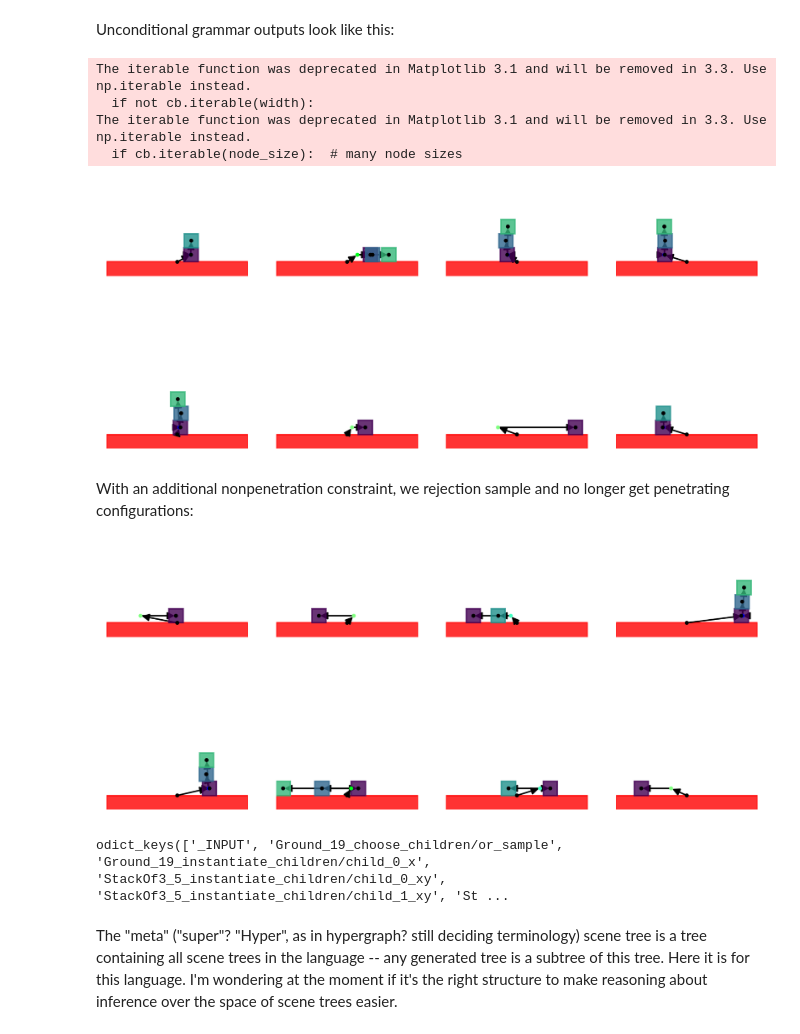
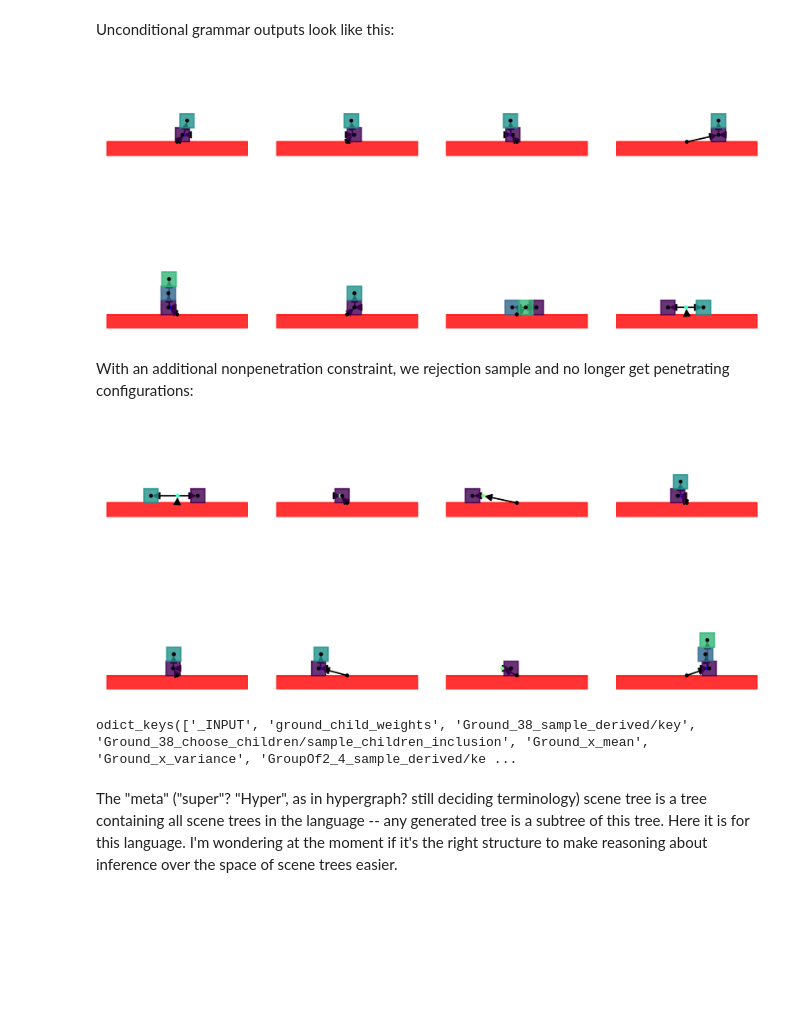
Before and after one commit to gizatt/spatial_scene_grammars, a Jupyter notebook: spatial_scene_grammars_examples/planar_box_stacks/train_meta_tree_grammar_encoder.ipynb, the cells around one changed output. Cells and saved outputs as stored; diff of their text form; code cells hidden in the pictures; blank space fills up the shorter version.

Commit message:
Trying to figure out how parameters pipe through.

```diff
--- a/spatial_scene_grammars_examples/planar_box_stacks/train_meta_tree_grammar_encoder.ipynb
+++ b/spatial_scene_grammars_examples/planar_box_stacks/train_meta_tree_grammar_encoder.ipynb
@@ -43,51 +46,47 @@ for i in range(N_width):
     for j in range(N_height):
         ax = plt.subplot(N_height, N_width, i*N_height + j + 1)
         tree = SceneTree.forward_sample_from_root_type(
-                Ground, {"xy": torch.tensor([0., 0.])})
+                Ground, {"xy": dist.Delta(torch.tensor([0., 0.]))})
         draw_boxes(tree, fig=fig, ax=ax, block=False)
 plt.show()
 # %% [output]
-The iterable function was deprecated in Matplotlib 3.1 and will be removed in 3.3. Use np.iterable instead.
-  if not cb.iterable(width):
-The iterable function was deprecated in Matplotlib 3.1 and will be removed in 3.3. Use np.iterable instead.
-  if cb.iterable(node_size):  # many node sizes
-[figure, old version]
+[figure, new version]
 # %% [markdown]
 With an additional nonpenetration constraint, we rejection sample and no longer get penetrating configurations:
 # %%
 plt.figure(dpi=300).set_size_inches(8, 4)
 fig = plt.gcf()
 N_width = 4
 N_height = 2
 torch.random.manual_seed(41)
 observed_full_trees = []
 for i in range(N_width):
     for j in range(N_height):
         ax = plt.subplot(N_height, N_width, i*N_height + j + 1)
         scene_trees, success = sample_tree_from_root_type_with_constraints(
             root_node_type=Ground,
             root_node_instantiation_dict={
-                "xy": torch.tensor([0., 0.])
+                "xy": dist.Delta(torch.tensor([0., 0.]))
             },
             constraints=[
                 NonpenetrationConstraint(0.001),
             ],
             max_num_attempts=1000,
             backend="rejection",#"metropolis_procedural_modeling",
         )
         if not success:
             print("WARNING: SAMPLING UNSUCCESSFUL")
         draw_boxes(scene_trees[0], fig=fig, ax=ax, block=False)
         observed_full_trees.append(scene_trees[0])
 plt.show()
 # %% [output]
-[figure, old version]
+[figure, new version]
 # %%
 trace = pyro.poutine.trace(SceneTree.forward_sample_from_root_type).get_trace(
-    Ground, {"xy": torch.tensor([0., 0.])})
+    Ground, {"xy": dist.Delta(torch.tensor([0., 0.]))})
 print(trace.nodes.keys())
 # %% [output]
-odict_keys(['_INPUT', 'Ground_19_choose_children/or_sample', 'Ground_19_instantiate_children/child_0_x', 'StackOf3_5_instantiate_children/child_0_xy', 'StackOf3_5_instantiate_children/child_1_xy', 'St ...
+odict_keys(['_INPUT', 'ground_child_weights', 'Ground_38_sample_derived/key', 'Ground_38_choose_children/sample_children_inclusion', 'Ground_x_mean', 'Ground_x_variance', 'GroupOf2_4_sample_derived/ke ...
 # %% [markdown]
 The "meta" ("super"? "Hyper", as in hypergraph? still deciding terminology) scene tree is a tree containing all scene trees in the language -- any generated tree is a subtree of this tree. Here it is for this language. I'm wondering at the moment if it's the right structure to make reasoning about inference over the space of scene trees easier.
 # %%
```
Also changed, not shown: parts of 1 cell of this notebook, 9 other files.
